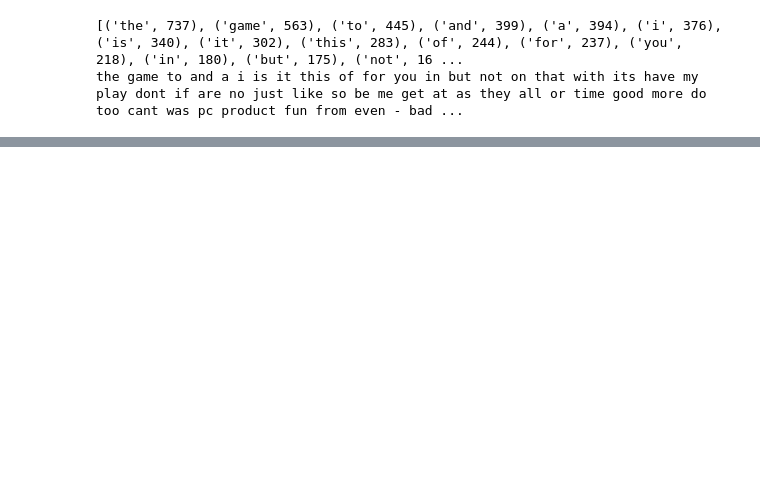
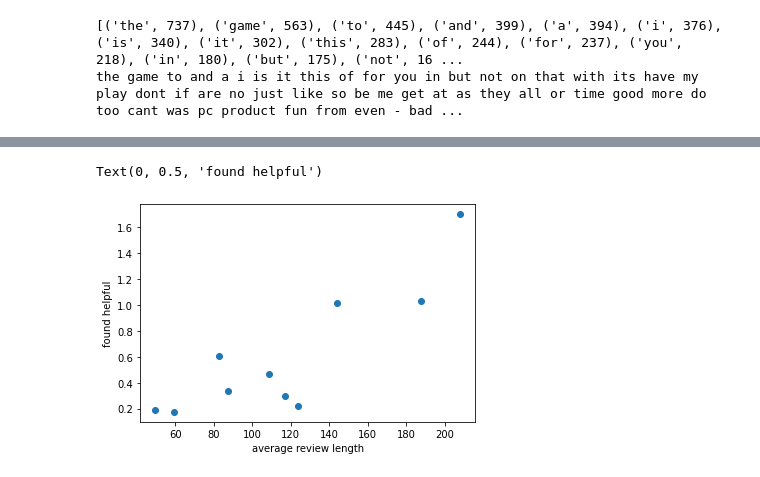
Before and after one commit to gremay/SMT_SteamAnalysis, a Jupyter notebook: sentiment_analysis.ipynb, the cells around one changed output, grey strips where cells are left out. Saved outputs shown, nothing was run; the diff lists cells and outputs as text; code cells hidden in the pictures; blank space fills up the shorter version.

Commit message:
added plot

```diff
--- a/sentiment_analysis.ipynb
+++ b/sentiment_analysis.ipynb
@@ -554,0 +565,8 @@ plt.show()
+# %%
+avg_helpfulness = reviews.groupby(['game_name']).found_helpful.mean()
+plt.scatter(review_len, avg_helpfulness)
+plt.xlabel("average review length")
+plt.ylabel("found helpful")
+# %% [output]
+Text(0, 0.5, 'found helpful')
+[figure, added]
```
Also changed, not shown: parts of 8 cells of this notebook.
